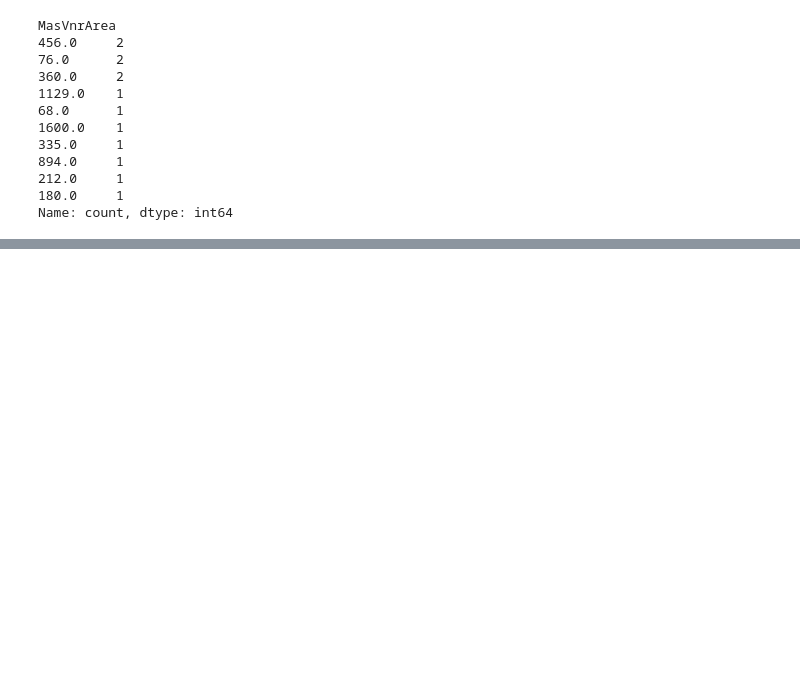
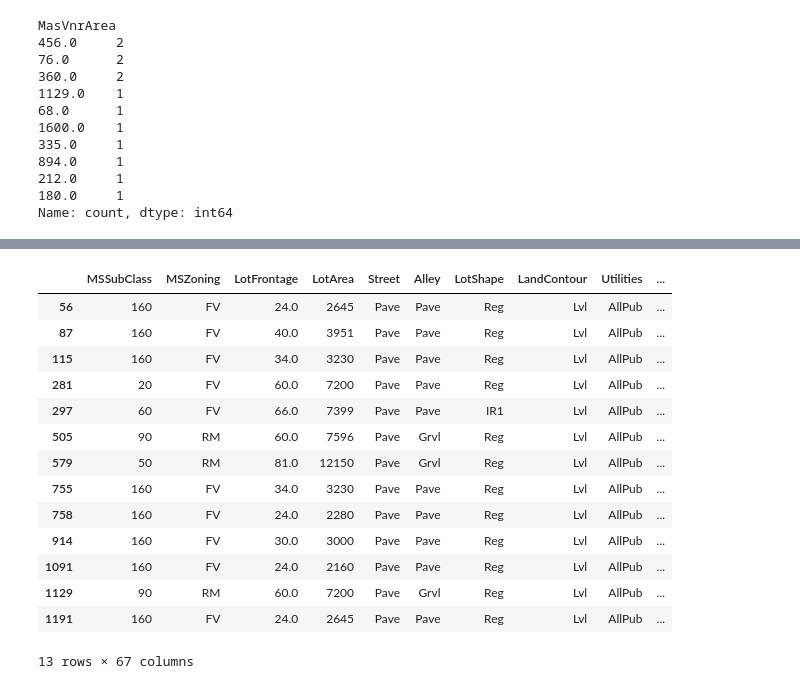
Before and after one commit to bibhanshuraj19/Kaggle, a Jupyter notebook: House Price Preediction/Untitled.ipynb, the cells around one changed output, grey strips where cells are left out. Cells and saved outputs as stored; diff of their text form; code cells hidden in the pictures; blank space fills up the shorter version.

```diff
--- a/House Price Preediction/Untitled.ipynb
+++ b/House Price Preediction/Untitled.ipynb
@@ -295,0 +351,18 @@ Name: count, dtype: int64
+# %%
+df_train
+# %% [output]
+|  | MSSubClass | MSZoning | LotFrontage | LotArea | Street | Alley | LotShape | LandContour | Utilities | ... |
+| 56 | 160 | FV | 24.0 | 2645 | Pave | Pave | Reg | Lvl | AllPub | ... |
+| 87 | 160 | FV | 40.0 | 3951 | Pave | Pave | Reg | Lvl | AllPub | ... |
+| 115 | 160 | FV | 34.0 | 3230 | Pave | Pave | Reg | Lvl | AllPub | ... |
+| 281 | 20 | FV | 60.0 | 7200 | Pave | Pave | Reg | Lvl | AllPub | ... |
+| 297 | 60 | FV | 66.0 | 7399 | Pave | Pave | IR1 | Lvl | AllPub | ... |
+| 505 | 90 | RM | 60.0 | 7596 | Pave | Grvl | Reg | Lvl | AllPub | ... |
+| 579 | 50 | RM | 81.0 | 12150 | Pave | Grvl | Reg | Lvl | AllPub | ... |
+| 755 | 160 | FV | 34.0 | 3230 | Pave | Pave | Reg | Lvl | AllPub | ... |
+| 758 | 160 | FV | 24.0 | 2280 | Pave | Pave | Reg | Lvl | AllPub | ... |
+| 914 | 160 | FV | 30.0 | 3000 | Pave | Pave | Reg | Lvl | AllPub | ... |
+| 1091 | 160 | FV | 24.0 | 2160 | Pave | Pave | Reg | Lvl | AllPub | ... |
+| 1129 | 90 | RM | 60.0 | 7200 | Pave | Grvl | Reg | Lvl | AllPub | ... |
+| 1191 | 160 | FV | 24.0 | 2645 | Pave | Pave | Reg | Lvl | AllPub | ... |
+13 rows × 67 columns
```
Also changed, not shown: parts of 9 cells of this notebook.
